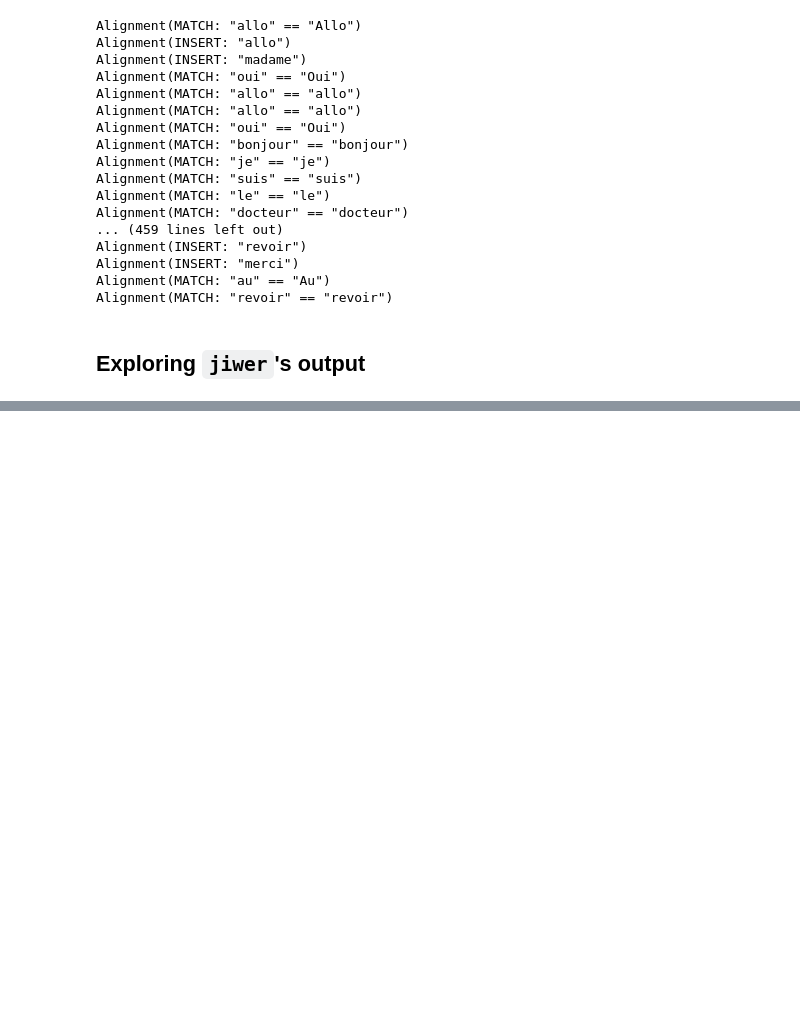
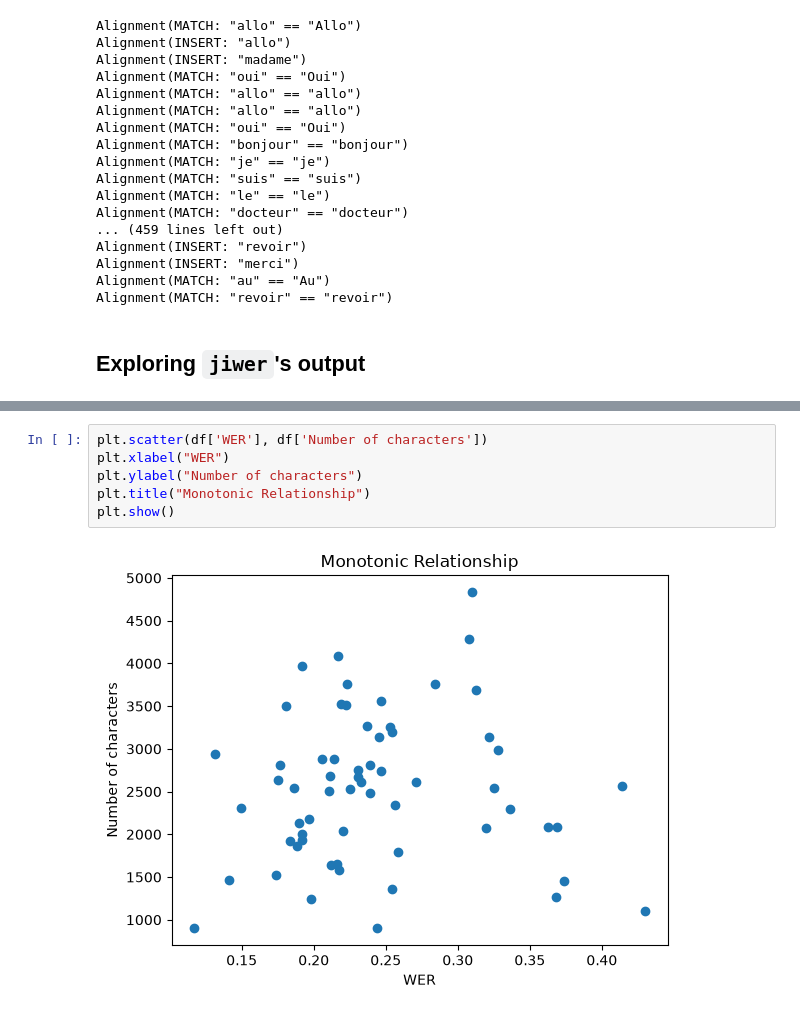
Before and after one commit to monicapsq/benchmarking_asr_medical, a Jupyter notebook: figuring_out.ipynb, the cells around one changed output, grey strips where cells are left out. Drawn from its saved outputs; the diff is of its cells as text; blank space fills up the shorter version.

```diff
--- a/figuring_out.ipynb
+++ b/figuring_out.ipynb
@@ -363,0 +587,8 @@ cer=23.54%
+# %%
+plt.scatter(df['WER'], df['Number of characters'])
+plt.xlabel("WER")
+plt.ylabel("Number of characters")
+plt.title("Monotonic Relationship")
+plt.show()
+# %% [output]
+[figure, added]
```
Also changed, not shown: parts of 30 cells of this notebook.
